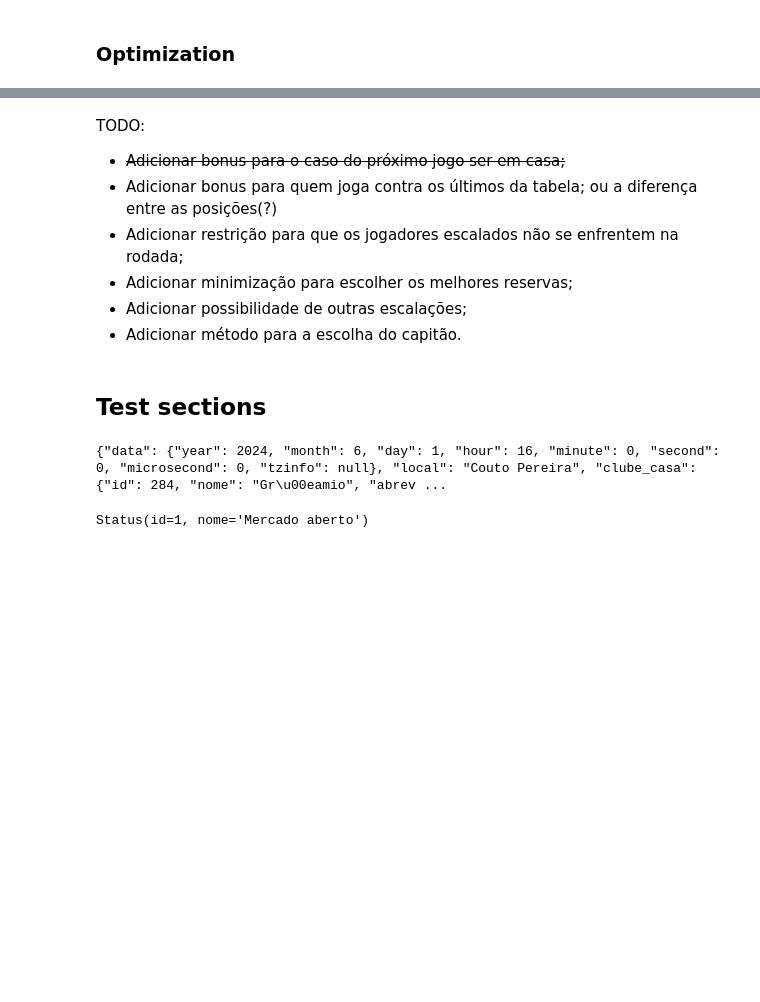
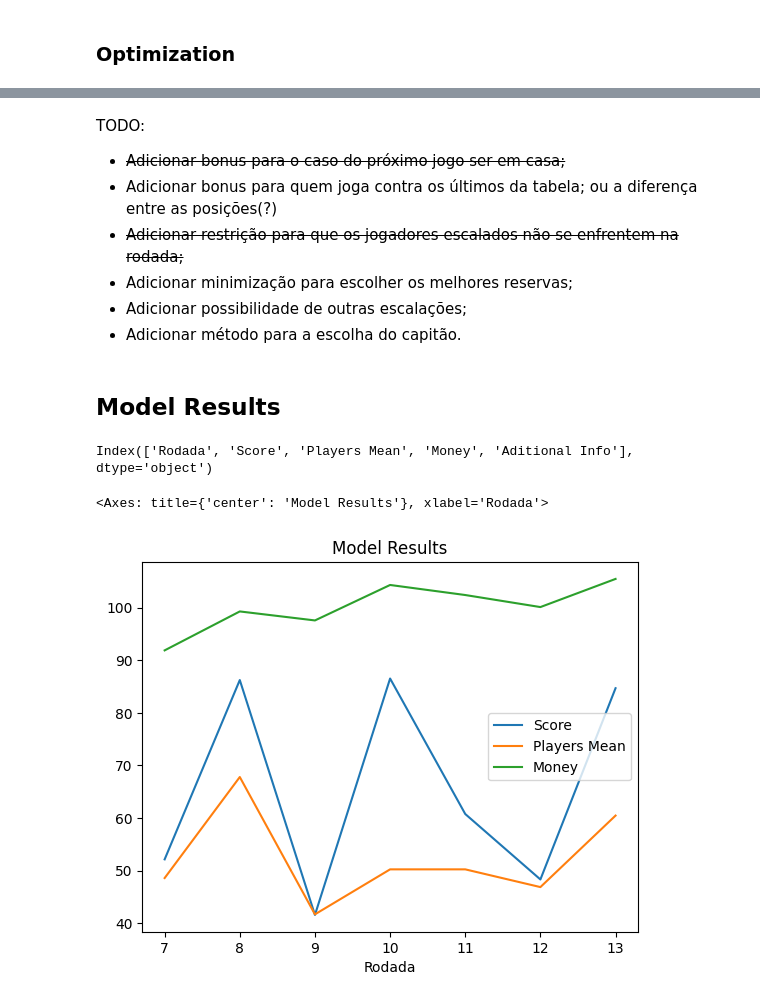
Before and after one commit to jquentino/mkv-cartola, a Jupyter notebook: model.ipynb, the cells around one changed output, grey strips where cells are left out. Saved outputs shown, nothing was run; the diff lists cells and outputs as text; code cells hidden in the pictures; blank space fills up the shorter version.

```diff
--- a/model.ipynb
+++ b/model.ipynb
@@ -507,9 +580,7 @@ my_team['price'].sum()
 TODO:
 - ~~Adicionar bonus para o caso do próximo jogo ser em casa;~~
 - Adicionar bonus para quem joga contra os últimos da tabela; ou a diferença entre as posições(?)
-- Adicionar restrição para que os jogadores escalados não se enfrentem na rodada;
+- ~~Adicionar restrição para que os jogadores escalados não se enfrentem na rodada;~~
 - Adicionar minimização para escolher os melhores reservas;
 - Adicionar possibilidade de outras escalações;
 - Adicionar método para a escolha do capitão.
-# %% [markdown]
-## Test sections
@@ -524,8 +587,13 @@ matches_current_round = api.partidas(current_round)
-# %%
-matches_current_round[0]
-# %% [output]
-{"data": {"year": 2024, "month": 6, "day": 1, "hour": 16, "minute": 0, "second": 0, "microsecond": 0, "tzinfo": null}, "local": "Couto Pereira", "clube_casa": {"id": 284, "nome": "Gr\u00eamio", "abrev ...
-# %%
-api.mercado().status
-# %% [output]
-Status(id=1, nome='Mercado aberto')
+# %% [markdown]
+## Model Results
+# %%
+results = pd.read_csv("results/2024.csv")
+# %%
+results.columns
+# %% [output]
+Index(['Rodada', 'Score', 'Players Mean', 'Money', 'Aditional Info'], dtype='object')
+# %%
+results.plot(x='Rodada', y=['Score', 'Players Mean', "Money"], title='Model Results')
+# %% [output]
+<Axes: title={'center': 'Model Results'}, xlabel='Rodada'>
+[figure, added]
```
Also changed, not shown: parts of 40 cells of this notebook, 1 other file.
